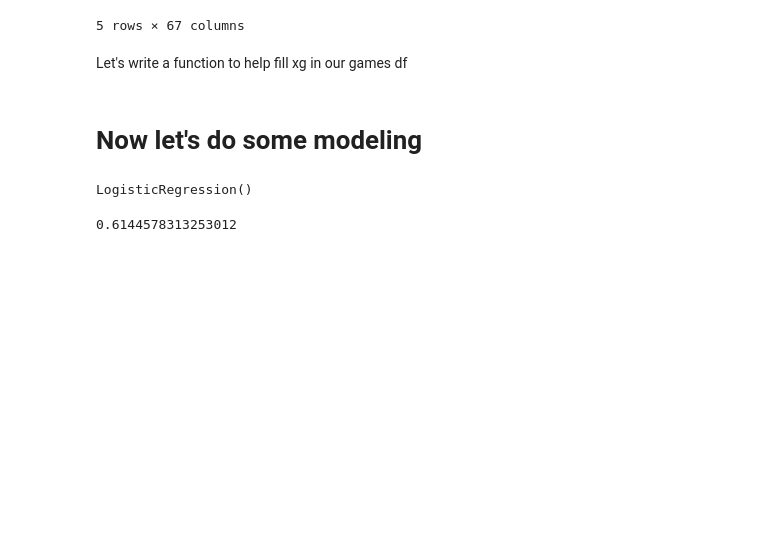
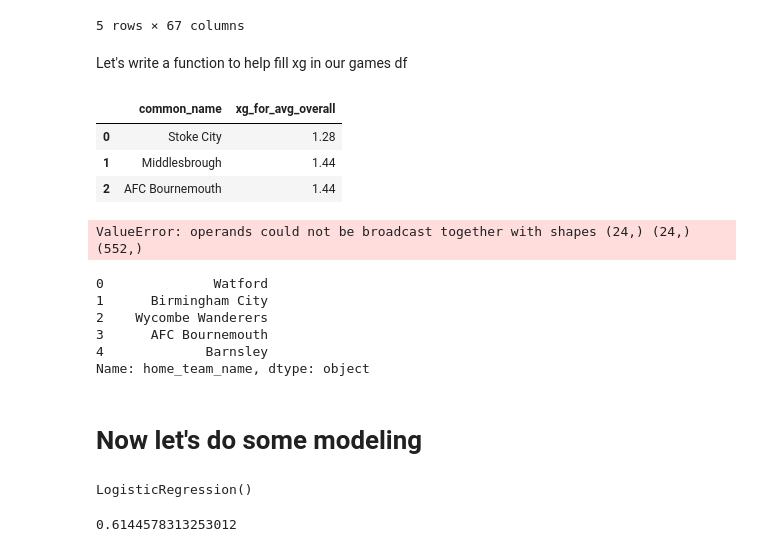
Before and after one commit to dkeyer/English-_Championship_2021, a Jupyter notebook: Modeling_Champ_2021.ipynb, the cells around one changed output. Cells and saved outputs as stored; diff of their text form; code cells hidden in the pictures; blank space fills up the shorter version.

```diff
--- a/Modeling_Champ_2021.ipynb
+++ b/Modeling_Champ_2021.ipynb
@@ -87,0 +62,9 @@ fill_xg('Bristol City', 0.81)
+# %%
+xg_stats = team_stats[['common_name', 'xg_for_avg_overall']]
+# xg_stats.set_index('common_name', inplace=True)
+xg_stats.head(3)
+# %% [output]
+|  | common_name | xg_for_avg_overall |
+| 0 | Stoke City | 1.28 |
+| 1 | Middlesbrough | 1.44 |
+| 2 | AFC Bournemouth | 1.44 |
@@ -87,0 +76,13 @@ fill_xg('Bristol City', 0.81)
+# %%
+games.apply (lambda row: new_func(row), axis=1)
+# %% [output]
+ValueError: operands could not be broadcast together with shapes (24,) (24,) (552,)
+# %%
+games['home_team_name'].head()
+# %% [output]
+0              Watford
+1      Birmingham City
+2    Wycombe Wanderers
+3      AFC Bournemouth
+4             Barnsley
+Name: home_team_name, dtype: object
```
Also changed, not shown: parts of 5 cells of this notebook.
